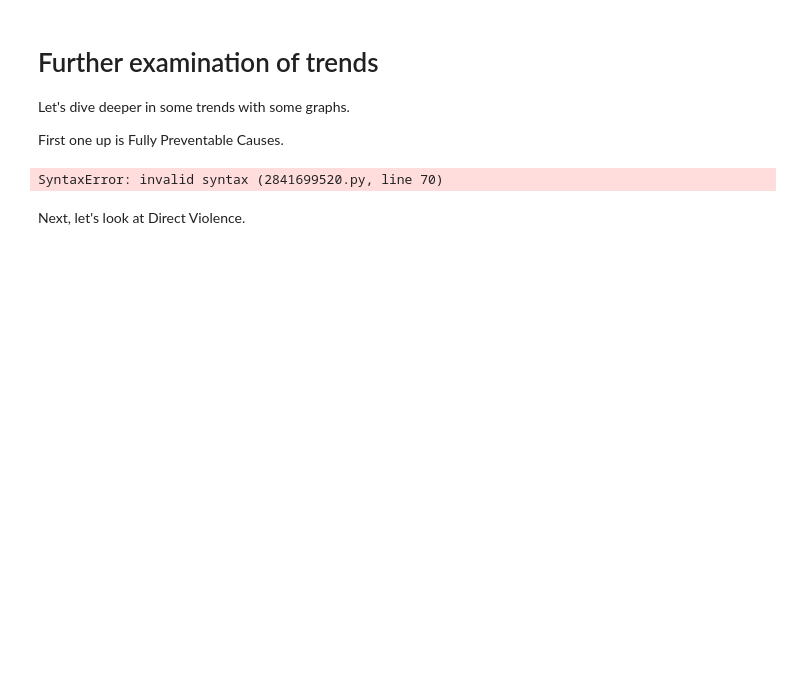
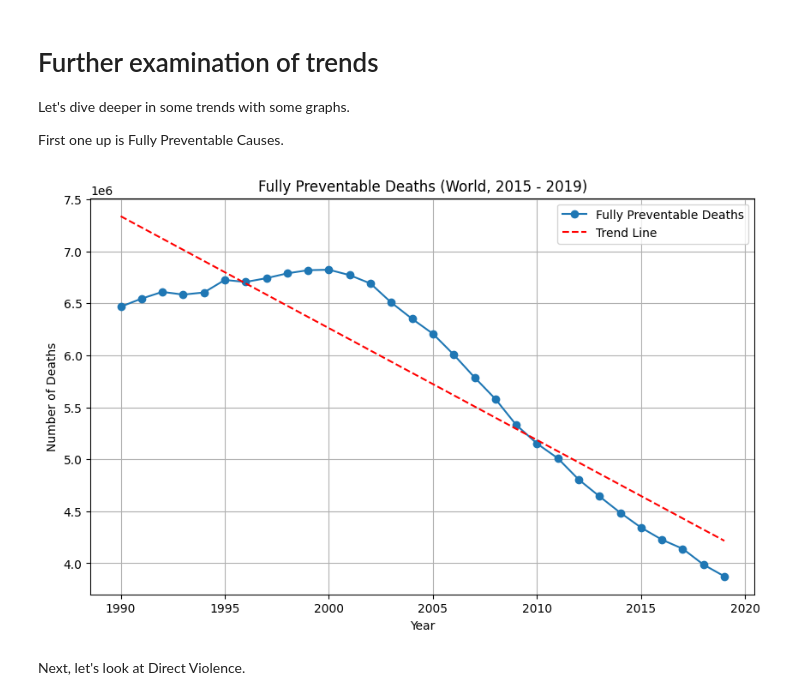
Before and after one commit to charlesporsbjer/bigdataCCC, a Jupyter notebook: presentation.ipynb, the cells around one changed output. Drawn from its saved outputs; the diff is of its cells as text; code cells hidden in the pictures; blank space fills up the shorter version.

```diff
--- a/presentation.ipynb
+++ b/presentation.ipynb
@@ -440,24 +440,6 @@ Let's dive deeper in some trends with some graphs.
 First one up is Fully Preventable Causes.
 # %%
 # Connect to the SQLite database
-conn = sqlite3.connect('deathdata.db')
-
-# Query to get the total deaths for specified causes for 'World' by year
-world_causes_query = """
-SELECT
-    Year,
-    SUM("Deaths - Measles - Sex: Both - Age: All Ages (Number)") AS "Measles",
-    SUM("Deaths - Tuberculosis - Sex: Both - Age: All Ages (Number)") AS "Tuberculosis",
-    SUM("Deaths - HIV/AIDS - Sex: Both - Age: All Ages (Number)") AS "HIV/AIDS",
-    SUM("Deaths - Diarrheal diseases - Sex: Both - Age: All Ages (Number)") AS "Diarrheal diseases",
-    SUM("Deaths - Protein-energy malnutrition - Sex: Both - Age: All Ages (Number)") AS "Protein-energy malnutrition"
-FROM death_causes
-WHERE Entity = 'World'
-GROUP BY Year
-ORDER BY Year
-"""
-
-# Execute the query and store the result in a DataFr# Connect to the SQLite database
 conn = sqlite3.connect('deathdata.db')
 
 # Query to get the total deaths for specified causes for 'World' by year
@@ -482,69 +464,35 @@ world_causes_result = pd.read_sql(world_causes_query, conn)
 conn.close()
 
 # Check if data is available and process it
 if not world_causes_result.empty and not world_causes_result.isna().all().all():
     # Calculate the 'Fully Preventable' totals for each year
     world_causes_result['Fully Preventable'] = (
         world_causes_result['Measles'] +
         world_causes_result['Tuberculosis'] +
         world_causes_result['HIV/AIDS'] +
         world_causes_result['Diarrheal diseases'] +
         world_causes_result['Protein-energy malnutrition']
     )
 
     # Plot the data
     plt.figure(figsize=(10, 6))
     plt.plot(world_causes_result['Year'], world_causes_result['Fully Preventable'], marker='o', label='Fully Preventable Deaths')
 
     # Adding a trend line
     z = np.polyfit(world_causes_result['Year'], world_causes_result['Fully Preventable'], 1)
     p = np.poly1d(z)
     plt.plot(world_causes_result['Year'], p(world_causes_result['Year']), linestyle='--', color='r', label='Trend Line')
 
-    plt.title('Fully Preventable Deaths (World, 1990 - 2019)')
+    plt.title('Fully Preventable Deaths (World, 2015 - 2019)')
     plt.xlabel('Year')
     plt.ylabel('Number of Deaths')
     plt.legend()
     plt.grid(True)
     plt.show()
 else:
     print("No data available for 'World' or data is incomplete.")
-
-world_causes_result = pd.read_sql(world_causes_query, conn)
-
-# Close the database connection
-conn.close()
-
-# Check if data is available and process it
-if not world_causes_result.empty and not world_causes_result.isna().all().all():
-    # Calculate the 'Fully Preventable' totals for each year
-    world_causes_result['Fully Preventable'] = (
-        world_causes_result['Measles'] +
-        world_causes_result['Tuberculosis'] +
-        world_causes_result['HIV/AIDS'] +
-        world_causes_result['Diarrheal diseases'] +
-        world_causes_result['Protein-energy malnutrition']
-    )
-
-    # Plot the data
-    plt.figure(figsize=(10, 6))
-    plt.plot(world_causes_result['Year'], world_causes_result['Fully Preventable'], marker='o', label='Fully Preventable Deaths')
-
-    # Adding a trend line
-    z = np.polyfit(world_causes_result['Year'], world_causes_result['Fully Preventable'], 1)
-    p = np.poly1d(z)
-    plt.plot(world_causes_result['Year'], p(world_causes_result['Year']), linestyle='--', color='r', label='Trend Line')
-
-    plt.title('Fully Preventable Deaths (World, 1990 - 2019)')
-    plt.xlabel('Year')
-    plt.ylabel('Number of Deaths')
-    plt.legend()
-    plt.grid(True)
-    plt.show()
-else:
-    print("No data available for 'World' or data is incomplete.")
 # %% [output]
-SyntaxError: invalid syntax (2841699520.py, line 70)
+[figure, added]
 # %% [markdown]
 Next, let's look at Direct Violence.
 # %%
```
Also changed, not shown: parts of 2 cells of this notebook, 1 other file.
